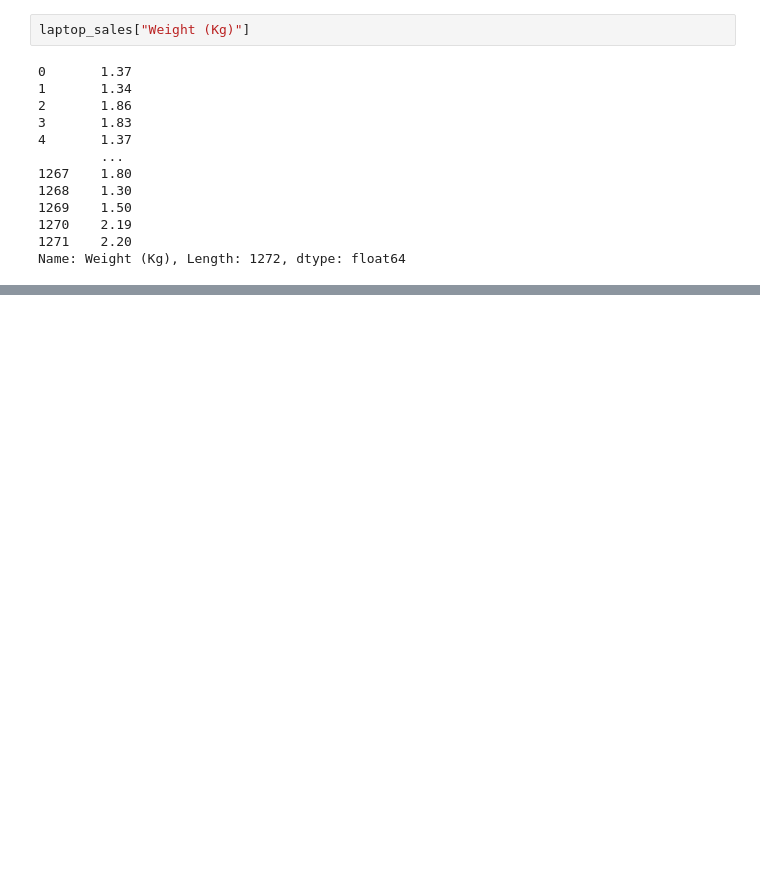
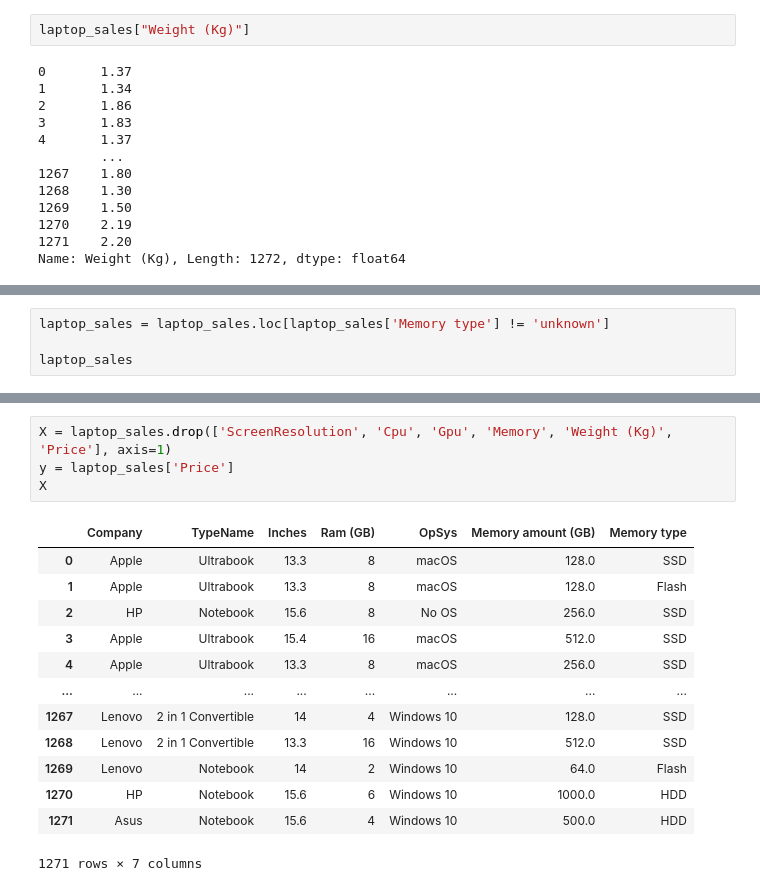
Before and after one commit to HaileleulGirma/Laptop-price-predicting-model, a Jupyter notebook: laptop sales data/laptop_sales.ipynb, the cells around one changed output, grey strips where cells are left out. Cells and saved outputs as stored; diff of their text form; blank space fills up the shorter version.

```diff
--- a/laptop sales data/laptop_sales.ipynb
+++ b/laptop sales data/laptop_sales.ipynb
@@ -256,0 +414,4 @@ la
+# %%
+laptop_sales = laptop_sales.loc[laptop_sales['Memory type'] != 'unknown']
+
+laptop_sales
@@ -256,0 +442,18 @@ la
+# %%
+X = laptop_sales.drop(['ScreenResolution', 'Cpu', 'Gpu', 'Memory', 'Weight (Kg)', 'Price'], axis=1)
+y = laptop_sales['Price']
+X
+# %% [output]
+|  | Company | TypeName | Inches | Ram (GB) | OpSys | Memory amount (GB) | Memory type |
+| 0 | Apple | Ultrabook | 13.3 | 8 | macOS | 128.0 | SSD |
+| 1 | Apple | Ultrabook | 13.3 | 8 | macOS | 128.0 | Flash |
+| 2 | HP | Notebook | 15.6 | 8 | No OS | 256.0 | SSD |
+| 3 | Apple | Ultrabook | 15.4 | 16 | macOS | 512.0 | SSD |
+| 4 | Apple | Ultrabook | 13.3 | 8 | macOS | 256.0 | SSD |
+| ... | ... | ... | ... | ... | ... | ... | ... |
+| 1267 | Lenovo | 2 in 1 Convertible | 14 | 4 | Windows 10 | 128.0 | SSD |
+| 1268 | Lenovo | 2 in 1 Convertible | 13.3 | 16 | Windows 10 | 512.0 | SSD |
+| 1269 | Lenovo | Notebook | 14 | 2 | Windows 10 | 64.0 | Flash |
+| 1270 | HP | Notebook | 15.6 | 6 | Windows 10 | 1000.0 | HDD |
+| 1271 | Asus | Notebook | 15.6 | 4 | Windows 10 | 500.0 | HDD |
+1271 rows × 7 columns
```
Also changed, not shown: parts of 17 cells of this notebook.
